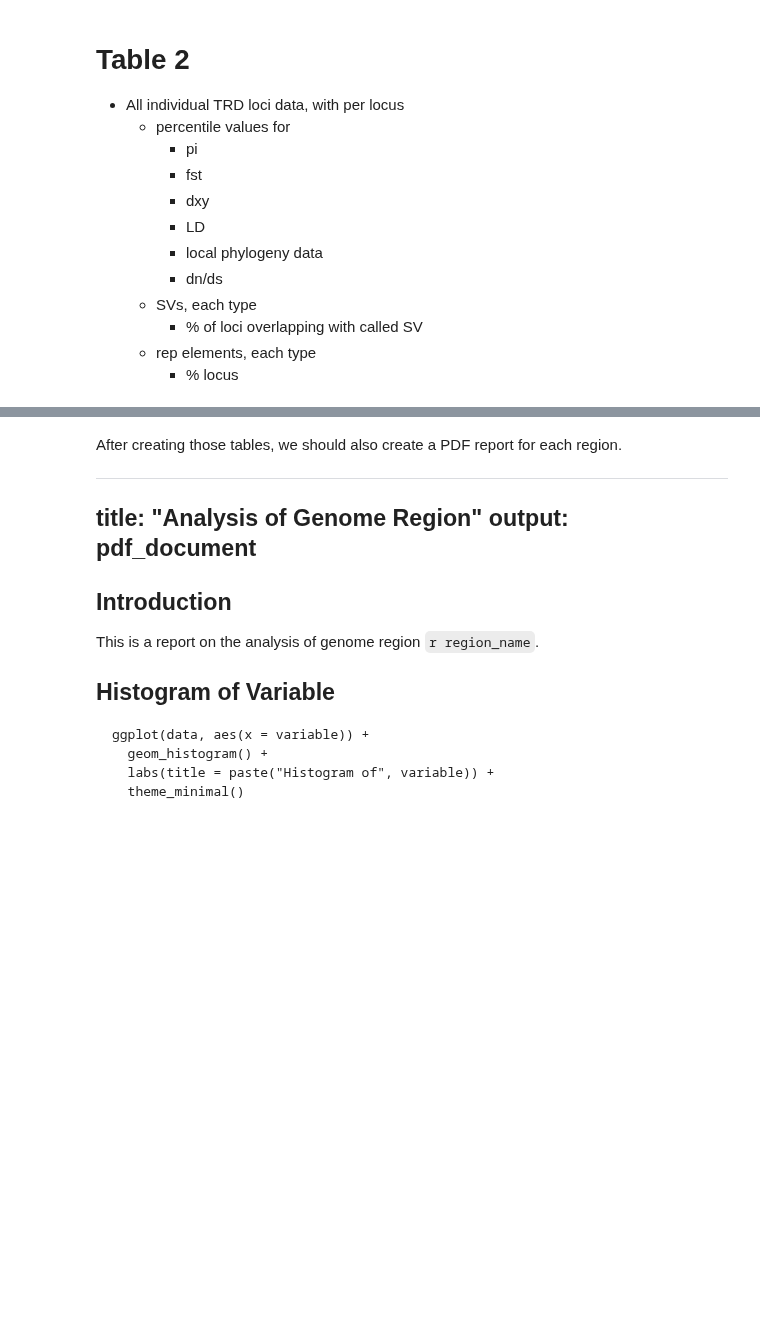
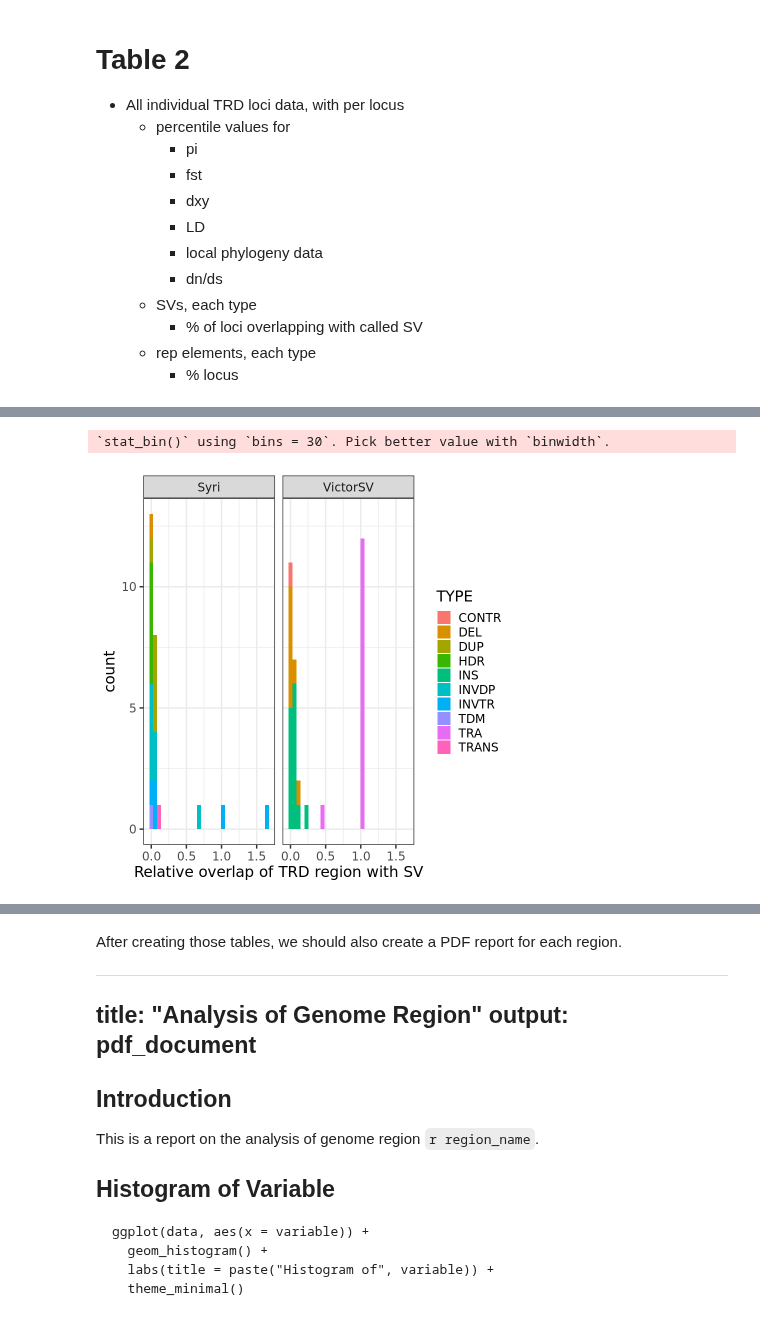
Before and after one commit to jnrunge/TRD, a Jupyter notebook: 03_GenomicSignals/03_PutItAllTogether.ipynb, the cells around one changed output, grey strips where cells are left out. Saved outputs shown, nothing was run; the diff lists cells and outputs as text; code cells hidden in the pictures; blank space fills up the shorter version.

```diff
--- a/03_GenomicSignals/03_PutItAllTogether.ipynb
+++ b/03_GenomicSignals/03_PutItAllTogether.ipynb
@@ -35,0 +133,10 @@ We create two tables with the following data:
+# %%
+library(ggplot2)
+ggplot(SV_data_summary%>%filter(sum_LEN_rel>=0.01), aes(sum_LEN_rel, fill=TYPE))+
+geom_histogram()+
+facet_wrap(~source)+#+scale_y_log10()
+theme_bw(18)+
+xlab("Relative overlap of TRD region with SV")
+# %% [output]
+`stat_bin()` using `bins = 30`. Pick better value with `binwidth`.
+[figure, added]
```
Also changed, not shown: parts of 12 cells of this notebook, 6 other files.
